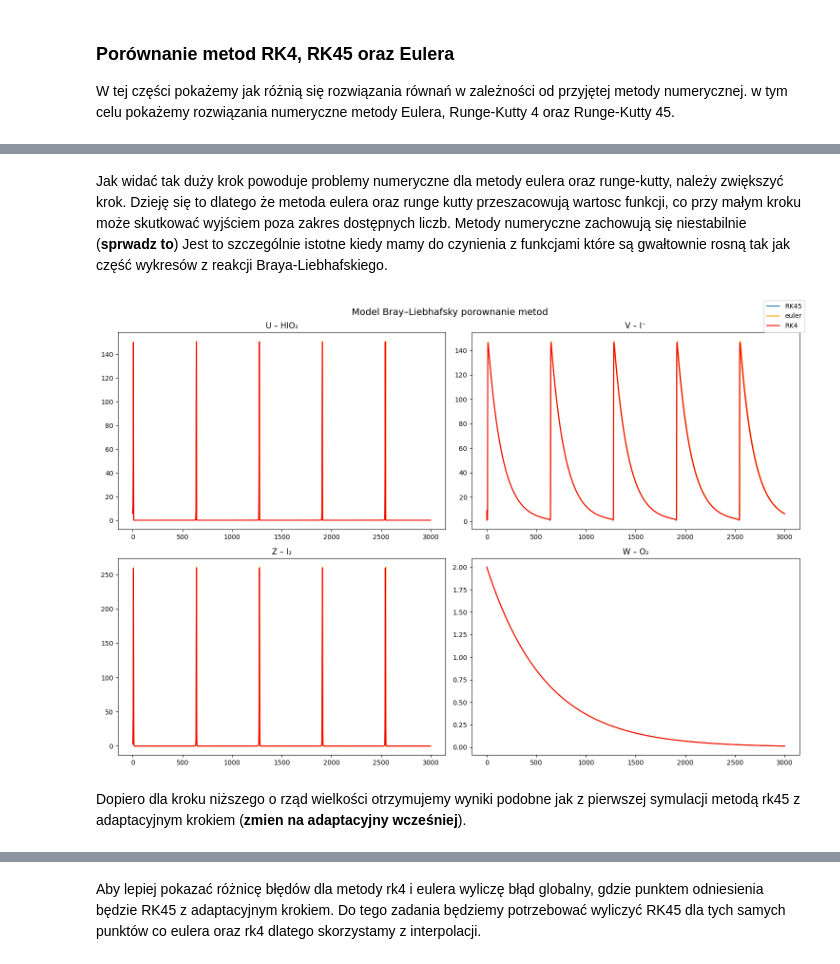
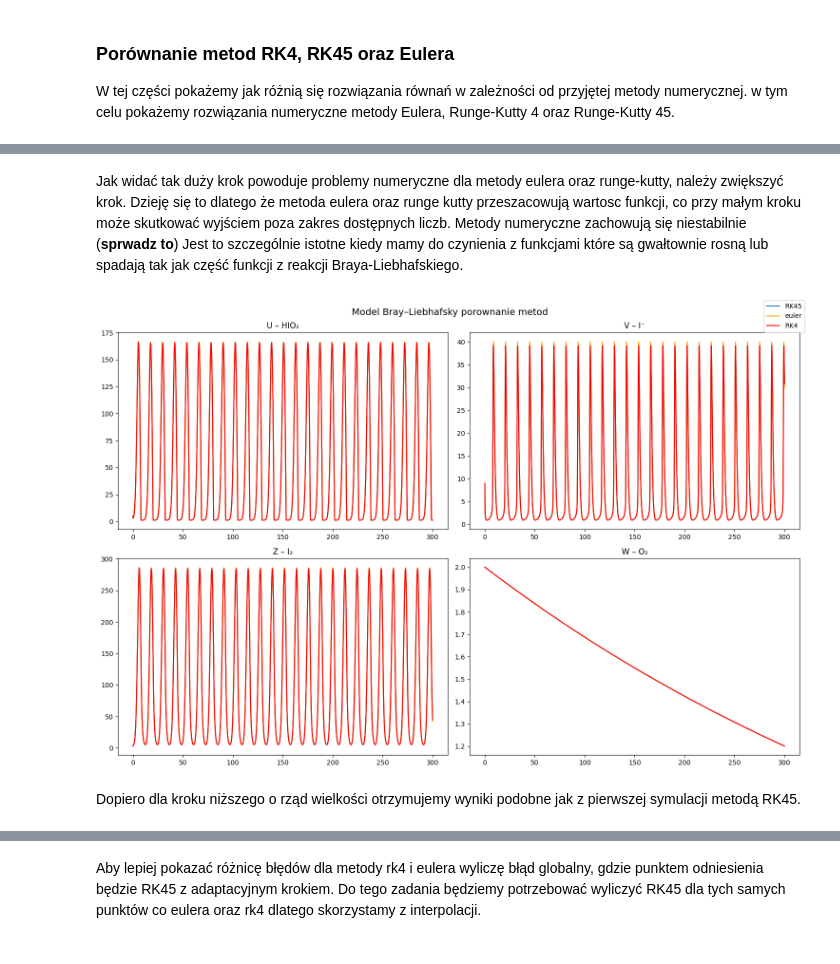
Before and after one commit to Karol-Garbaczewski/Kinetyka-Chemiczna---reakcja-Braya-Liebhafski-ego, a Jupyter notebook: main.ipynb, the cells around one changed output, grey strips where cells are left out. Drawn from its saved outputs; the diff is of its cells as text; code cells hidden in the pictures.

```diff
--- a/main.ipynb
+++ b/main.ipynb
@@ -242,7 +240,7 @@ def rk4_method(fun, t0, y0, h, n_steps, args):
                 t0: wartość początkowa argumentu t
                 y0: wartość początkowa funkcji y
                 h: wielkość kroku
-                steps: ilość kroków
+                n_steps: ilość kroków
                 args: parametry modelu
                 """
     t = np.linspace(t0, t0 + n_steps * h, n_steps + 1)
@@ -399,0 +371,13 @@ bl_model(U0, V0, Z0, W0, R1, R2, R3, R4, R5, R6, R7)
+# %%
+U0 = 5 #00
+V0 = 9 #95
+Z0 = 3
+W0 = 2
+
+R1 = 1.0035 #
+R2 = 1 # 1.99 mega dziwny
+R3 = 1.99 #
+R4 = 0.0028 #
+R5 = 1 # 1.99 mega dziwny
+R6 = 0.0017 #
+R7 = 0.02 #
@@ -495,17 +551,3 @@ def bl_model_comparssion(U0, V0, Z0, W0, R1, R2, R3, R4, R5, R6, R7, step=0.001,
     fig.legend()
     plt.show()
     return None
-# %%
-U0 = 10  # 00
-V0 = 9  # 95
-Z0 = 3
-W0 = 2
-
-R1 = 0.0035
-R2 = 1.0
-R3 = 1.99
-R4 = 0.0028
-R5 = 1.0
-R6 = 0.0017
-R7 = 0.02
-bl_model_comparssion(U0, V0, Z0, W0, R1, R2, R3, R4, R5, R6, R7, step=0.1, t_max=3000)
@@ -514,9 +558,9 @@ bl_model_comparssion(U0, V0, Z0, W0, R1, R2, R3, R4, R5, R6, R7, step=0.1, t_max
 # %% [markdown]
-Jak widać tak duży krok powoduje problemy numeryczne dla metody eulera oraz runge-kutty, należy zwiększyć krok. Dzieję się to dlatego że metoda eulera oraz runge kutty przeszacowują wartosc funkcji, co przy małym kroku może skutkować wyjściem poza zakres dostępnych liczb. Metody numeryczne zachowują się niestabilnie (**sprwadz to**) Jest to szczególnie istotne kiedy mamy do czynienia z funkcjami które są gwałtownie rosną tak jak część wykresów z reakcji Braya-Liebhafskiego.
+Jak widać tak duży krok powoduje problemy numeryczne dla metody eulera oraz runge-kutty, należy zwiększyć krok. Dzieję się to dlatego że metoda eulera oraz runge kutty przeszacowują wartosc funkcji, co przy małym kroku może skutkować wyjściem poza zakres dostępnych liczb. Metody numeryczne zachowują się niestabilnie (**sprwadz to**) Jest to szczególnie istotne kiedy mamy do czynienia z funkcjami które są gwałtownie rosną lub spadają tak jak część funkcji z reakcji Braya-Liebhafskiego.
 # %%
-bl_model_comparssion(U0, V0, Z0, W0, R1, R2, R3, R4, R5, R6, R7, step=0.014, t_max=3000)
+bl_model_comparssion(U0, V0, Z0, W0, R1, R2, R3, R4, R5, R6, R7, step=0.014, t_max=300)
 # %% [output]
-[figure, old version]
+[figure, new version]
 # %% [markdown]
-Dopiero dla kroku niższego o rząd wielkości otrzymujemy wyniki podobne jak z pierwszej symulacji metodą rk45 z adaptacyjnym krokiem (**zmien na adaptacyjny wcześniej**).
+Dopiero dla kroku niższego o rząd wielkości otrzymujemy wyniki podobne jak z pierwszej symulacji metodą RK45.
 # %%
```
Also changed, not shown: parts of 24 cells of this notebook.
